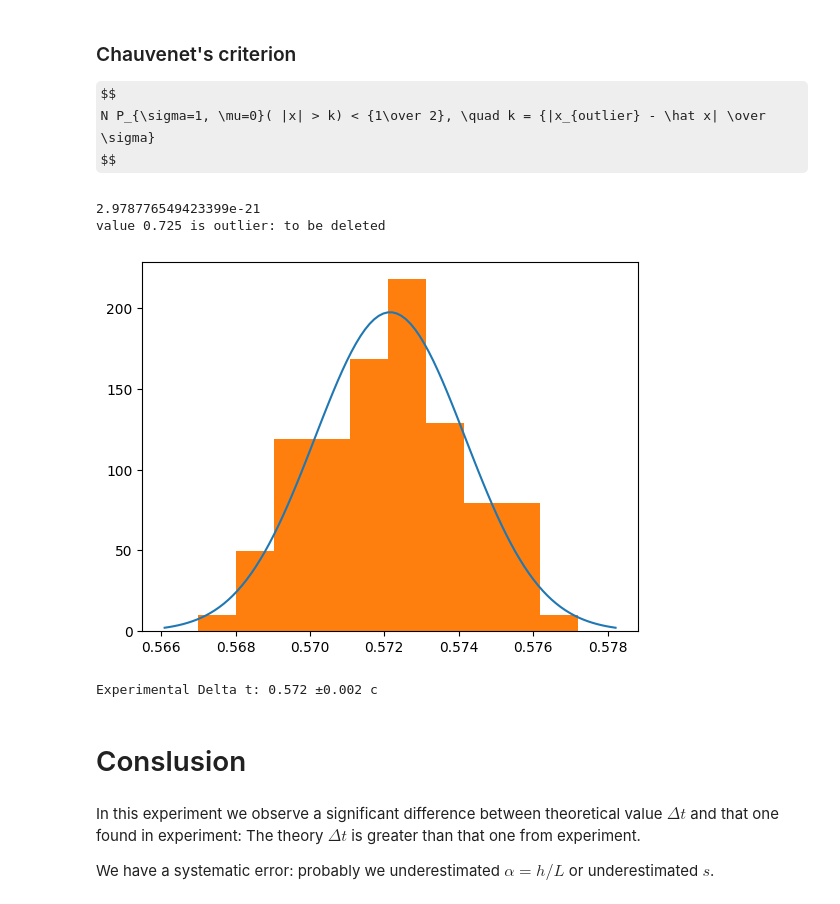
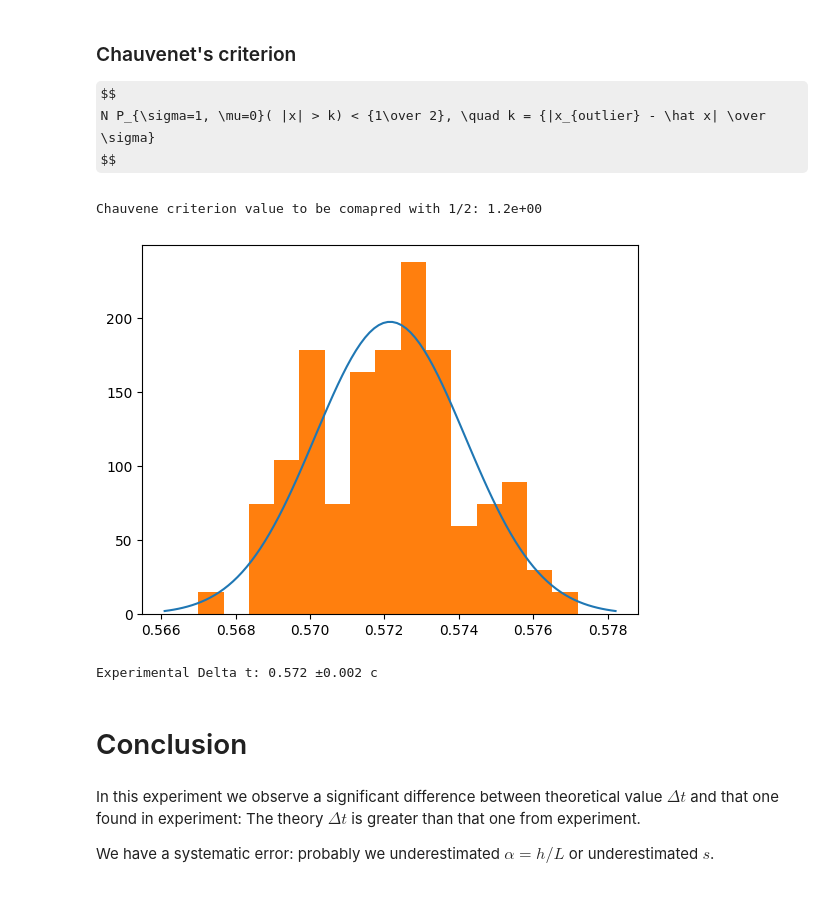
Before and after one commit to evgeny-kolonsky/Lab1h, a Jupyter notebook: Lab1_cart_speed.ipynb, the cells around one changed output. Cells and saved outputs as stored; diff of their text form; code cells hidden in the pictures; some formulas as TeX source.

```diff
--- a/Lab1_cart_speed.ipynb
+++ b/Lab1_cart_speed.ipynb
@@ -185,8 +185,8 @@ t_outlier = np.max(t)
 k = np.abs(t_outlier - mu)/sigma
 P = (1 - norm.cdf(k)) + norm.cdf(-k)
 N = t.size
+print(f'Chauvene criterion value to be comapred with 1/2: {N*P:.1e}')
 if N * P < .5:
-  print(N*P)
   print(f'value {t_outlier:.3f} is outlier: to be deleted')
   t = np.delete(t, np.argmax(t))
   # new average and sigma
@@ -194,25 +194,24 @@ if N * P < .5:
   sigma = t.std()
   N = t.size
 # %% [output]
-2.978776549423399e-21
-value 0.725 is outlier: to be deleted
+Chauvene criterion value to be comapred with 1/2: 1.2e+00
 # %%
 def gauss(t, mu, sigma):
   return np.exp(-(t-mu)**2/2/sigma**2) / np.sqrt(2*np.pi*sigma**2)
 
 bins = 10
 tspace = np.linspace(mu-3*sigma, mu+3*sigma, 100)
 plt.plot(tspace, gauss(tspace, mu, sigma))
 
-plt.hist(t, bins=10, density=True); #normalized
+plt.hist(t, bins=15, density=True); #normalized
 # %% [output]
-[figure, old version]
+[figure, new version]
 # %%
 print(f'Experimental Delta t: {mu:.3f} ±{sigma:.3f} c')
 # %% [output]
 Experimental Delta t: 0.572 ±0.002 c
 # %% [markdown]
-# Conslusion
+# Conclusion
 # %% [markdown]
 In this experiment we observe a significant difference between theoretical value $\Delta t$ and that one found in experiment: The theory $\Delta t$ is greater than that one from experiment.
 
```
Also changed, not shown: parts of 3 cells of this notebook.
